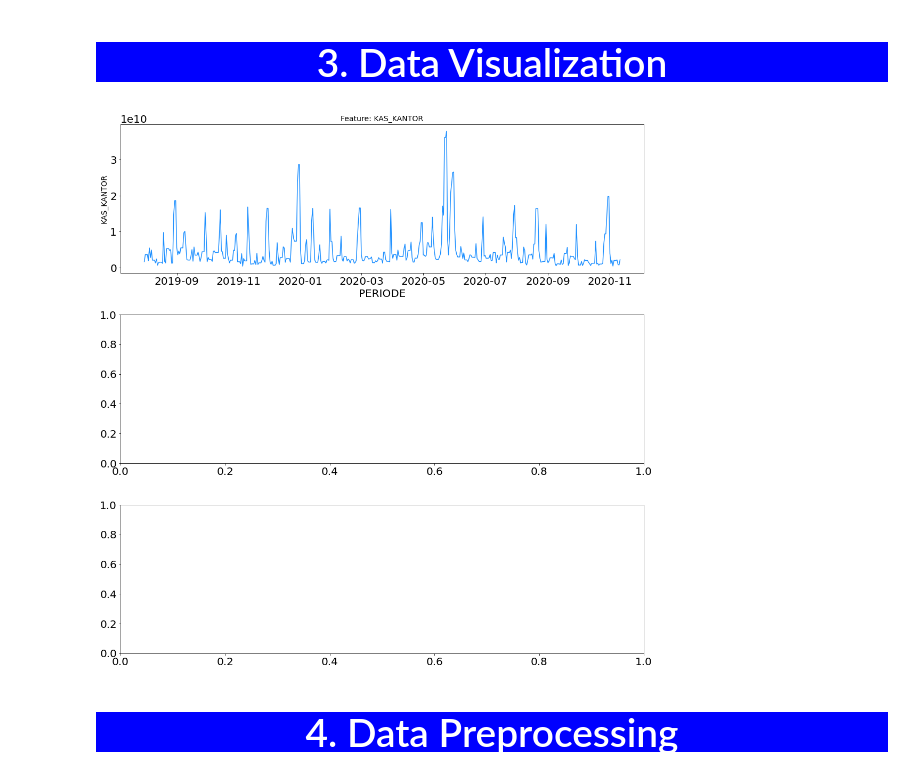
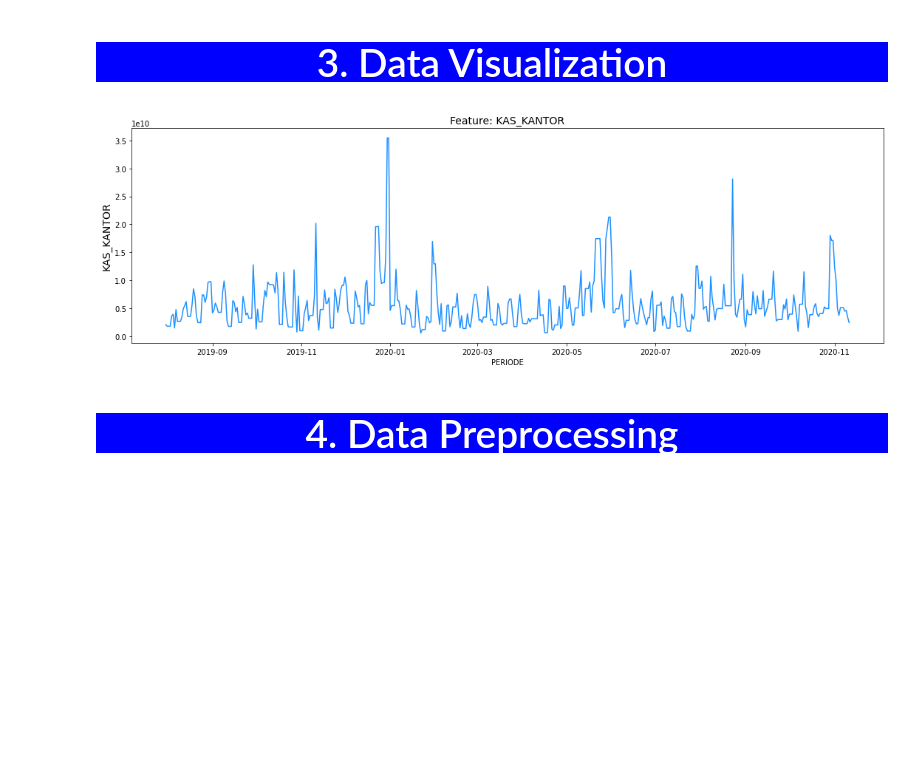
Before and after one commit to bimaramadhan/Time-Series-Analysis-Data-Kas-BRI, a Jupyter notebook: time-series-analysis-bri-cash-data.ipynb, the cells around one changed output. Saved outputs shown, nothing was run; the diff lists cells and outputs as text; code cells hidden in the pictures; blank space fills up the shorter version.

Commit message:
fixing table of content, data visualization, and conclusions

```diff
--- a/time-series-analysis-bri-cash-data.ipynb
+++ b/time-series-analysis-bri-cash-data.ipynb
@@ -162,7 +119,7 @@ di.to_csv(r'C:\\Users\\asus\\OneDrive\\Documents\\TA Script\\tabel\\df_info.csv'
 # BrJombang = df[df['BRANCH'] == 40]
 # BrJombang
 
-BrJombang = df.query('BRDESC.str.contains("Tulungagung")', engine='python')
+BrJombang = df.query('BRDESC.str.contains("Jombang")', engine='python')
 BrJombang
 # %% [output]
 |  | PERIODE | TAHUN | BULAN | MINGGU | REGION | RGDESC | MAINBR | MBDESC | BRANCH | BRDESC | ... | ... |
@@ -232,18 +190,17 @@ memory usage: 11.0 KB
 # <p style="background-color:blue; font-family:newtimeroman; font-size:150%; text-align:center; color:white">3. Data Visualization</p>
 # %%
 # To compelete the data, as naive method, we will use ffill
-f, ax = plt.subplots(nrows=3, ncols=1, figsize=(15, 15))
+f, ax = plt.subplots(nrows=1, ncols=1, figsize=(15, 5))
 
-for i, column in enumerate(BrJombang_Data.drop('PERIODE', axis=1).columns):
-    sns.lineplot(x=BrJombang_Data['PERIODE'], y=BrJombang_Data[column].fillna(method='ffill'), ax=ax[i], color='dodgerblue')
-    ax[i].set_title('Feature: {}'.format(column), fontsize=14)
-    ax[i].set_ylabel(ylabel=column, fontsize=14)
+sns.lineplot(x=BrJombang_Data['PERIODE'], y=BrJombang_Data[column].fillna(method='ffill'), ax=ax, color='dodgerblue')
+ax.set_title('Feature: {}'.format(column), fontsize=14)
+ax.set_ylabel(ylabel=column, fontsize=14)
 plt.tight_layout()
 
-plt.savefig('C:\\Users\\asus\\OneDrive\\Documents\\TA Script\\gambar\\visualisasi.png', bbox_inches='tight')
+# plt.savefig('C:\\Users\\asus\\OneDrive\\Documents\\TA Script\\gambar\\visualisasi.png', bbox_inches='tight')
 #     ax[i].set_xlim([date(2019, 7, 31), date(2020, 11, 11)])
 # %% [output]
-[figure, old version]
+[figure, new version]
 # %% [markdown]
 <a id='4'></a>
 # <p style="background-color:blue; font-family:newtimeroman; font-size:150%; text-align:center; color:white">4. Data Preprocessing</p>
```
Also changed, not shown: parts of 46 cells of this notebook.
